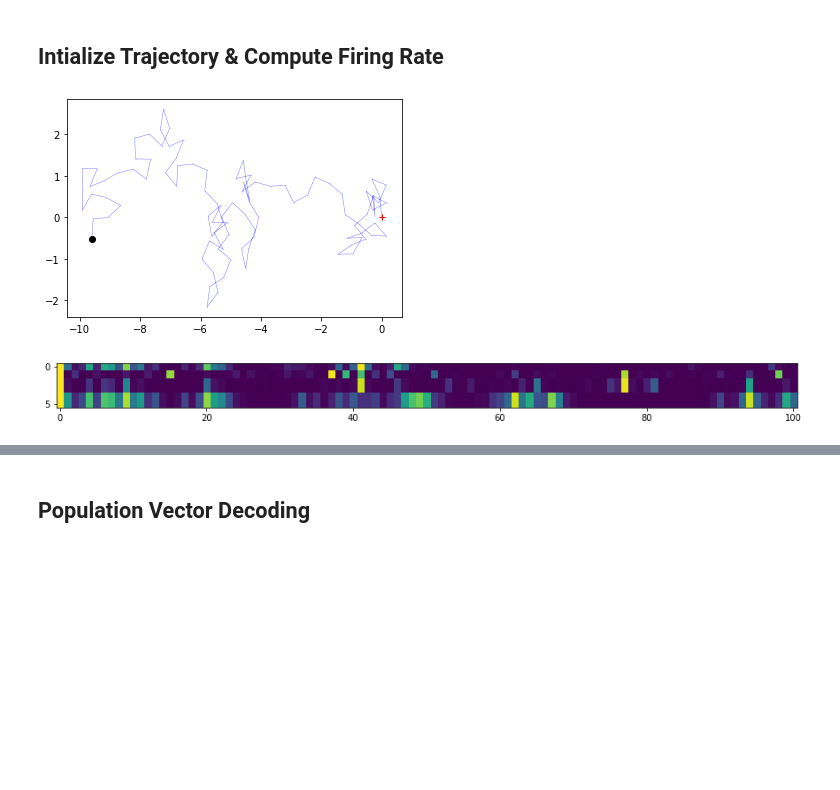
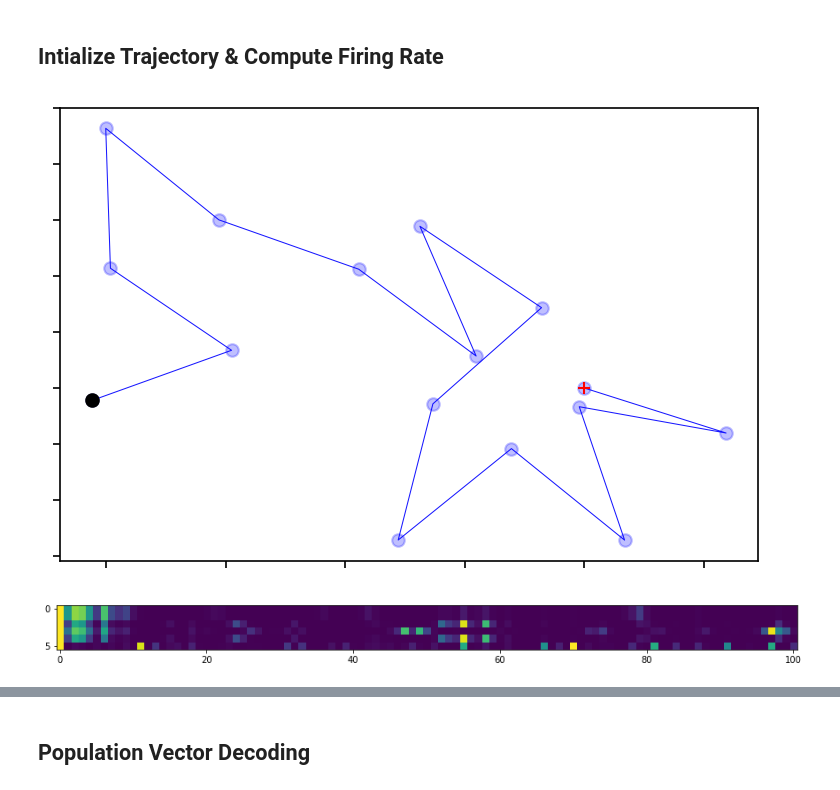
Before and after one commit to divyanshgupt/travelling-wave-mec, a Jupyter notebook: Grid_Cells - 2.ipynb, the cells around one changed output, grey strips where cells are left out. Saved outputs shown, nothing was run; the diff lists cells and outputs as text; code cells hidden in the pictures; blank space fills up the shorter version.

```diff
--- a/Grid_Cells - 2.ipynb
+++ b/Grid_Cells - 2.ipynb
@@ -84,0 +94,15 @@ Rotated Vectors: [0.5       0.8660254] [1. 0.]
+# %%
+lam = 10
+orientation = 0
+m_n = 10 # multiples in each direction
+lattice, lam, orien = lattice_generator(orientation, lam, m_n)
+lattice_plot(lattice, lam, orien)
+xlim = (lam*m_n/2, lam*m_n)
+ylim = (lam*m_n/2, lam*(m_n-1))
+
+plt.figure(dpi=120)
+lattice_plot2(lattice, xlim, ylim, "Cell 1")
+lattice_plot2(lattice - 2*np.ones((1,1)), xlim, ylim, "Cell 2")
+lattice_plot2(lattice - 7*np.ones((1,1,)), xlim, ylim, "Cell 3")
+plt.tick_params(axis='both', labelbottom=False, labelleft=False)
+plt.show()
@@ -190,38 +218,40 @@ plot_3D(x, y, tuning, 'vonMises with lambda =' + str(args['lam']))
 # %% [markdown]
 ## Intialize Trajectory & Compute Firing Rate
 # %%
-def random_trajectory(total_steps =100,step_size=0.5):
+def random_trajectory(total_steps =15,step_size=0.25):
     '''plots & returns n*2 array of randomly generated postions'''
     angle = np.random.rand(total_steps)*2*np.pi
     x = step_size*np.hstack((0, np.cos(angle)))
     y = step_size*np.hstack((0, np.sin(angle)))
     traject=np.column_stack((x,y)).cumsum(0)
     start = traject[0,:]
     stop = traject[-1,:]
 
-    fig = plt.figure()
+    fig = plt.figure(dpi=150)
     ax = fig.add_subplot(111)
-    ax.scatter(traject[:,0], traject[:,1],c='blue',alpha=0.25,s=0.05);
-    ax.plot(traject[:,0], traject[:,1],c='blue', alpha=0.5,lw=0.5,ls='-')
+
+    ax.scatter(traject[:,0], traject[:,1],c='blue',alpha=0.25)
+    ax.plot(traject[:,0], traject[:,1],c='blue', alpha=0.9,lw=0.5,ls='-')
     ax.plot(start[0], start[1],c='red', marker='+')
     ax.plot(stop[0], stop[1],c='black', marker='o')
+    ax.tick_params(axis='both', labelbottom=False, labelleft=False)
     plt.show()
     return traject
 
 def compute_firing_rate(traject,cells):
     '''traject: n*2 array of positions,
     cells:list of dicts defining each cell
     returns n*n array where first axis is cells and second axis is time
     '''
     firing_rates = np.zeros([len(cells),traject[:,0].size])
     for i,cell in enumerate(cells):
         for j,pos in enumerate(traject):
             firing_rates[i,j]=vonMisesTuning(pos, cell)
     return firing_rates
 
 traject=random_trajectory()
 # %% [output]
-[figure, old version]
+[figure, new version]
 # %%
 #initalize cells
 args_ = ['lam','n_max','K']
@@ -235,7 +265,7 @@ plt.figure(figsize=(15,15))
 plt.imshow(firings)
 plt.show()
 # %% [output]
-[figure, old version]
+[figure, new version]
 # %%
 print(cells)
 # %% [output]
```
Also changed, not shown: parts of 18 cells of this notebook.
